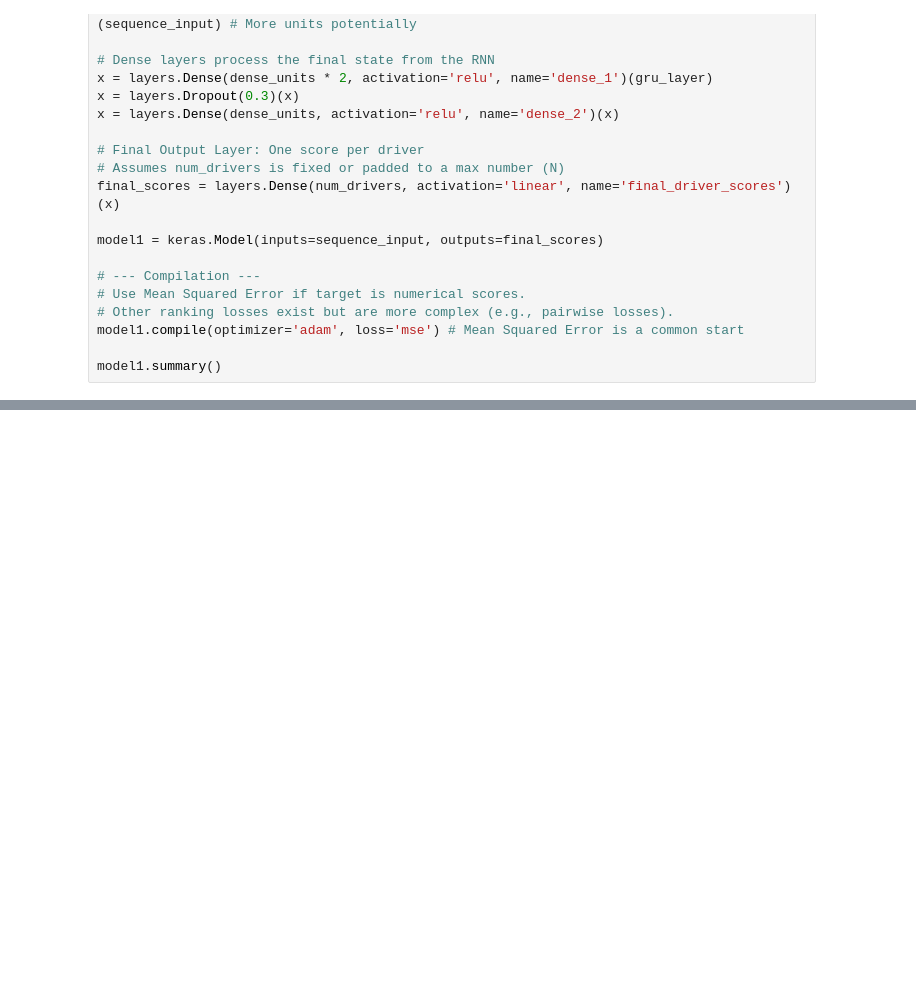
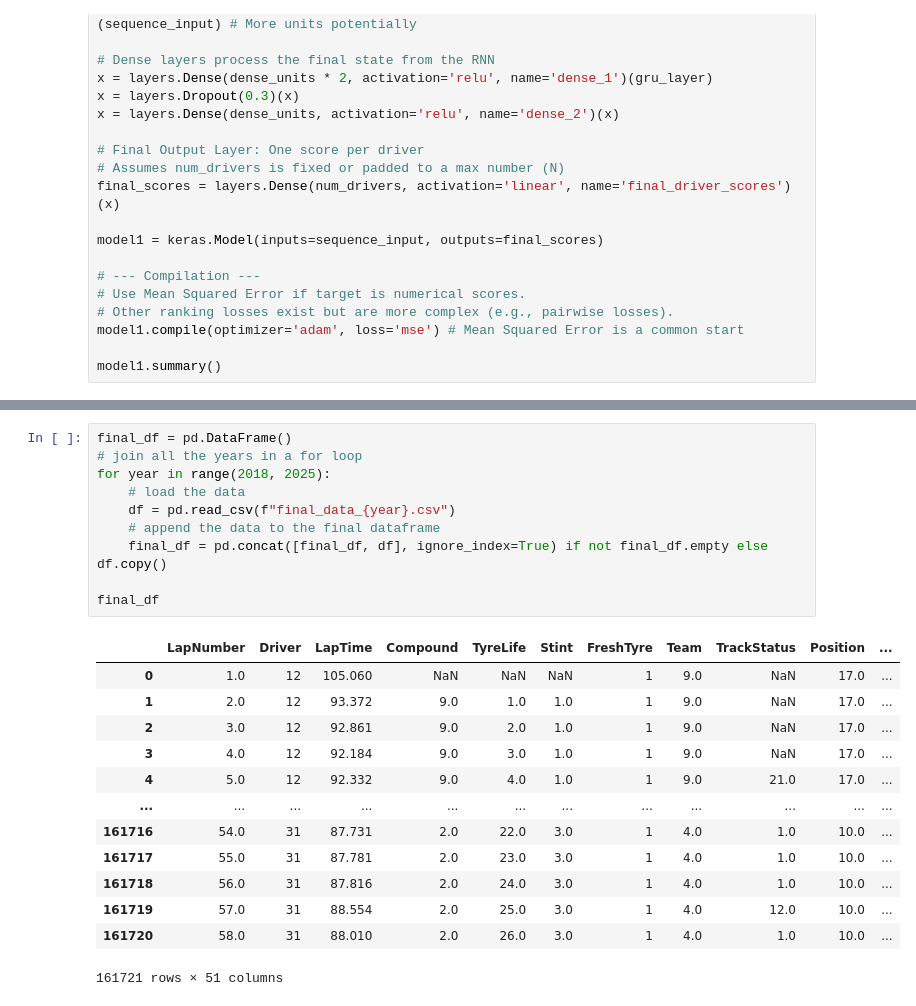
Before and after one commit to kilid69/F1, a Jupyter notebook: main.ipynb, the cells around one changed output, grey strips where cells are left out. Saved outputs shown, nothing was run; the diff lists cells and outputs as text; blank space fills up the shorter version.

```diff
--- a/main.ipynb
+++ b/main.ipynb
@@ -719,0 +776,24 @@ model1.summary()
+# %%
+final_df = pd.DataFrame()
+# join all the years in a for loop
+for year in range(2018, 2025):
+    # load the data
+    df = pd.read_csv(f"final_data_{year}.csv")
+    # append the data to the final dataframe
+    final_df = pd.concat([final_df, df], ignore_index=True) if not final_df.empty else df.copy()
+
+final_df
+# %% [output]
+|  | LapNumber | Driver | LapTime | Compound | TyreLife | Stint | FreshTyre | Team | TrackStatus | Position | ... |
+| 0 | 1.0 | 12 | 105.060 | NaN | NaN | NaN | 1 | 9.0 | NaN | 17.0 | ... |
+| 1 | 2.0 | 12 | 93.372 | 9.0 | 1.0 | 1.0 | 1 | 9.0 | NaN | 17.0 | ... |
+| 2 | 3.0 | 12 | 92.861 | 9.0 | 2.0 | 1.0 | 1 | 9.0 | NaN | 17.0 | ... |
+| 3 | 4.0 | 12 | 92.184 | 9.0 | 3.0 | 1.0 | 1 | 9.0 | NaN | 17.0 | ... |
+| 4 | 5.0 | 12 | 92.332 | 9.0 | 4.0 | 1.0 | 1 | 9.0 | 21.0 | 17.0 | ... |
+| ... | ... | ... | ... | ... | ... | ... | ... | ... | ... | ... | ... |
+| 161716 | 54.0 | 31 | 87.731 | 2.0 | 22.0 | 3.0 | 1 | 4.0 | 1.0 | 10.0 | ... |
+| 161717 | 55.0 | 31 | 87.781 | 2.0 | 23.0 | 3.0 | 1 | 4.0 | 1.0 | 10.0 | ... |
+| 161718 | 56.0 | 31 | 87.816 | 2.0 | 24.0 | 3.0 | 1 | 4.0 | 1.0 | 10.0 | ... |
+| 161719 | 57.0 | 31 | 88.554 | 2.0 | 25.0 | 3.0 | 1 | 4.0 | 12.0 | 10.0 | ... |
+| 161720 | 58.0 | 31 | 88.010 | 2.0 | 26.0 | 3.0 | 1 | 4.0 | 1.0 | 10.0 | ... |
+161721 rows × 51 columns
```
Also changed, not shown: parts of 14 cells of this notebook, 2 other files.
